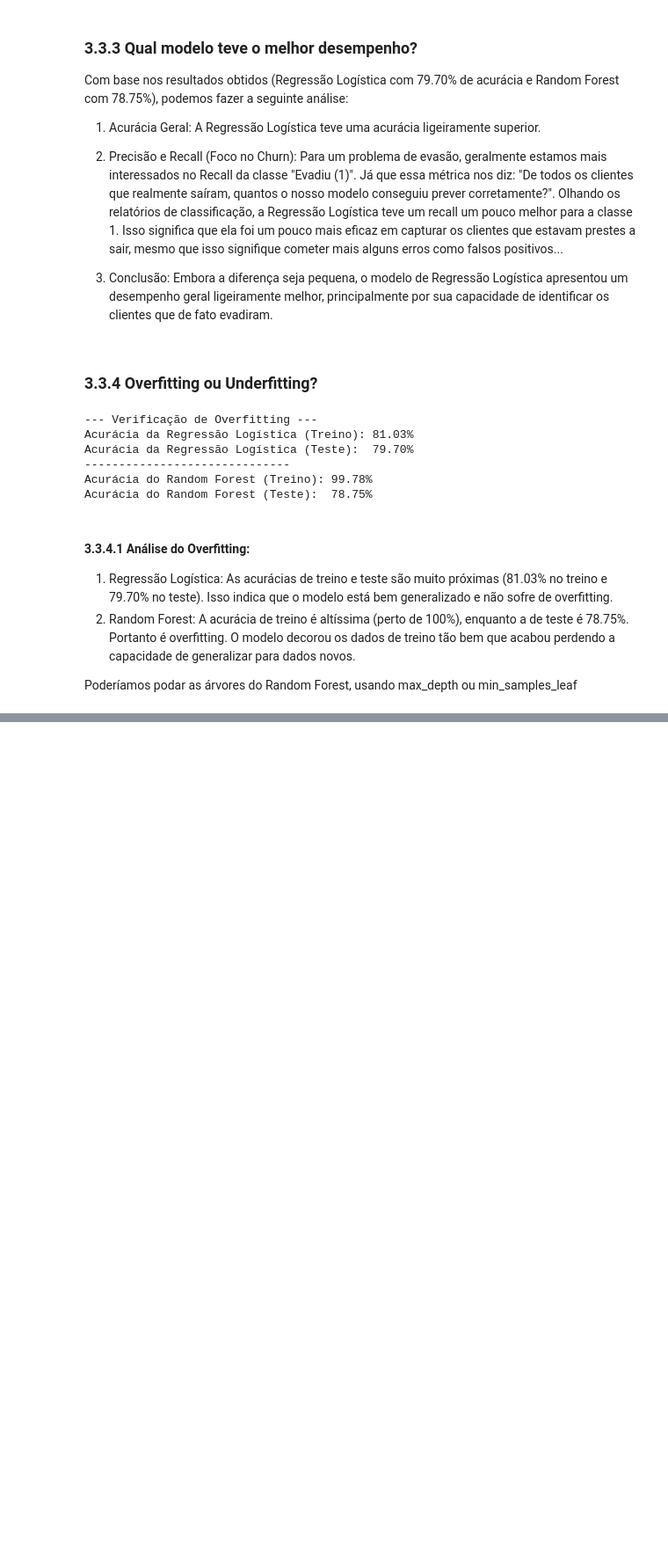
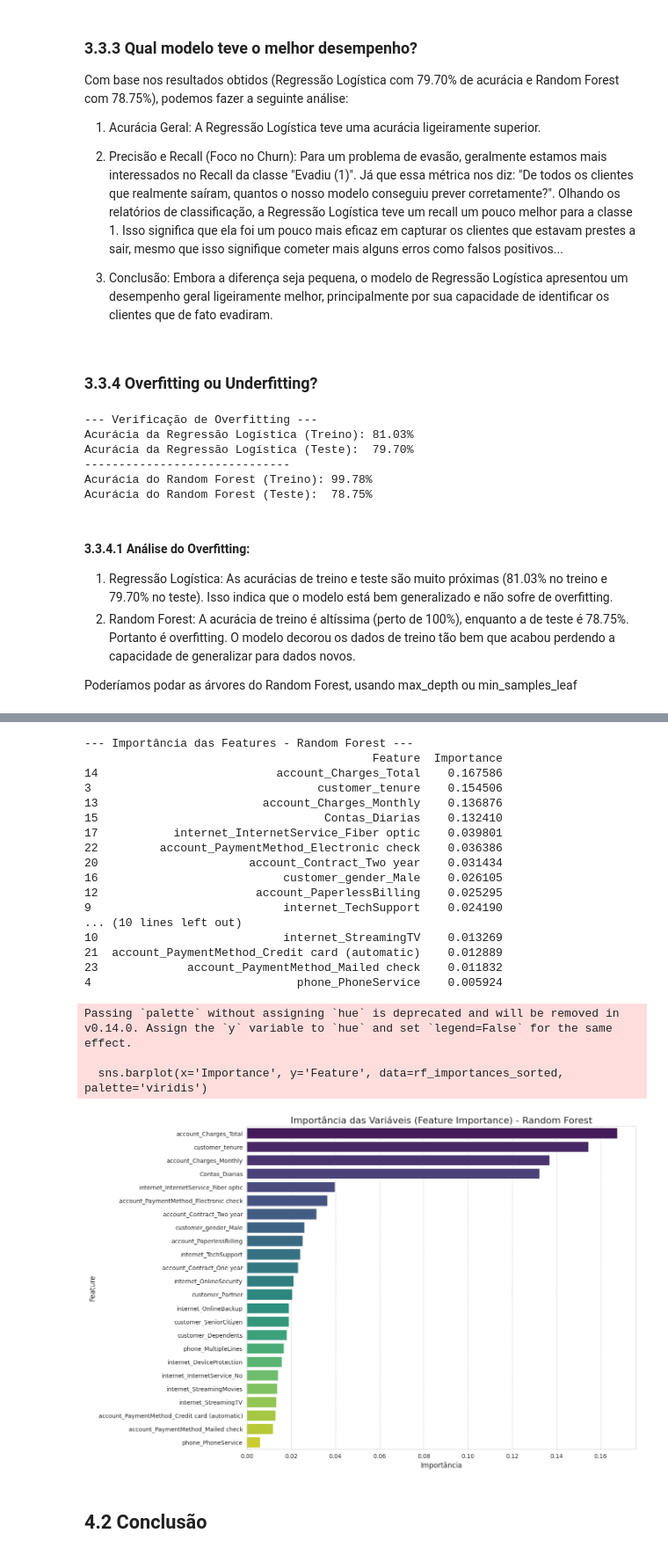
Before and after one commit to vitor-freitas1/challenge-telecom-x-churn-part2, a Jupyter notebook: challenge_telecom_x_churn_part2.ipynb, the cells around one changed output, grey strips where cells are left out. Shown at 88% size. Drawn from its saved outputs; the diff is of its cells as text; code cells hidden in the pictures; blank space fills up the shorter version.

```diff
--- a/challenge_telecom_x_churn_part2.ipynb
+++ b/challenge_telecom_x_churn_part2.ipynb
@@ -595,0 +661,45 @@ Poderíamos podar as árvores do Random Forest, usando max_depth ou min_samples_
+# %%
+# Criando um DataFrame para visualizar a importância das features do Random Forest
+rf_importances = pd.DataFrame({
+    'Feature': X_train.columns,
+    'Importance': rf_clf.feature_importances_
+})
+
+# Ordenando as features pela sua importância
+rf_importances_sorted = rf_importances.sort_values(by='Importance', ascending=False)
+
+print("\n--- Importância das Features - Random Forest ---")
+print(rf_importances_sorted)
+
+# Visualização da importância em um gráfico de barras
+plt.figure(figsize=(12, 10))
+sns.barplot(x='Importance', y='Feature', data=rf_importances_sorted, palette='viridis')
+plt.title('Importância das Variáveis (Feature Importance) - Random Forest', fontsize=16)
+plt.xlabel('Importância', fontsize=12)
+plt.ylabel('Feature', fontsize=12)
+plt.grid(axis='x', linestyle='--')
+plt.show()
+# %% [output]
+--- Importância das Features - Random Forest ---
+                                          Feature  Importance
+14                          account_Charges_Total    0.167586
+3                                 customer_tenure    0.154506
+13                        account_Charges_Monthly    0.136876
+15                                 Contas_Diarias    0.132410
+17           internet_InternetService_Fiber optic    0.039801
+22         account_PaymentMethod_Electronic check    0.036386
+20                      account_Contract_Two year    0.031434
+16                           customer_gender_Male    0.026105
+12                       account_PaperlessBilling    0.025295
+9                            internet_TechSupport    0.024190
+... (10 lines left out)
+10                           internet_StreamingTV    0.013269
+21  account_PaymentMethod_Credit card (automatic)    0.012889
+23             account_PaymentMethod_Mailed check    0.011832
+4                              phone_PhoneService    0.005924
+Passing `palette` without assigning `hue` is deprecated and will be removed in v0.14.0. Assign the `y` variable to `hue` and set `legend=False` for the same effect.
+
+  sns.barplot(x='Importance', y='Feature', data=rf_importances_sorted, palette='viridis')
+[figure, added]
+# %% [markdown]
+## 4.2 Conclusão
```
Also changed, not shown: parts of 10 cells of this notebook.
